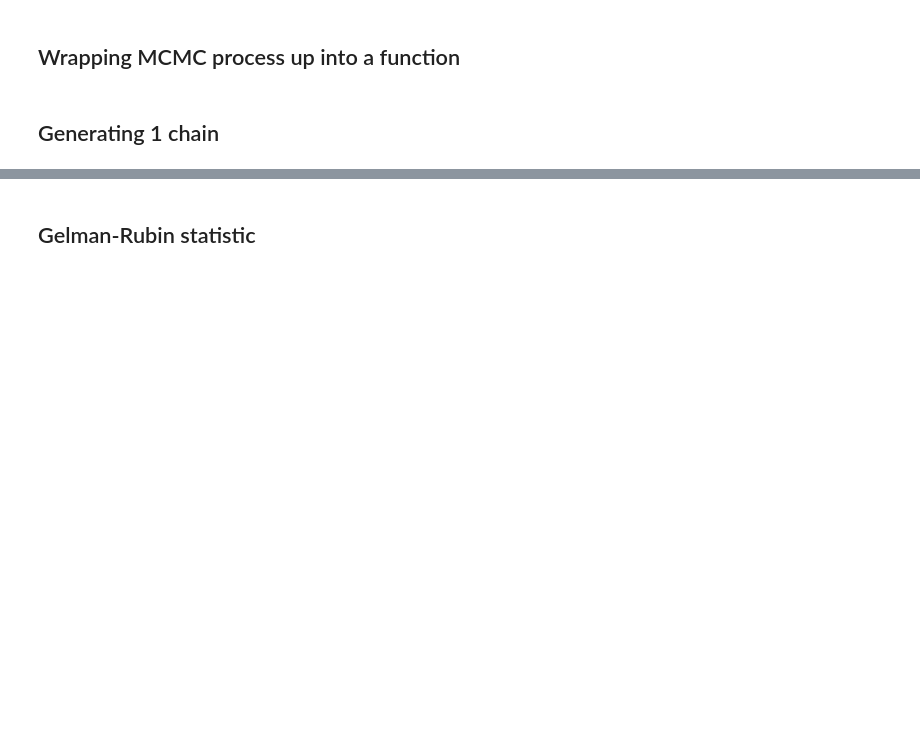
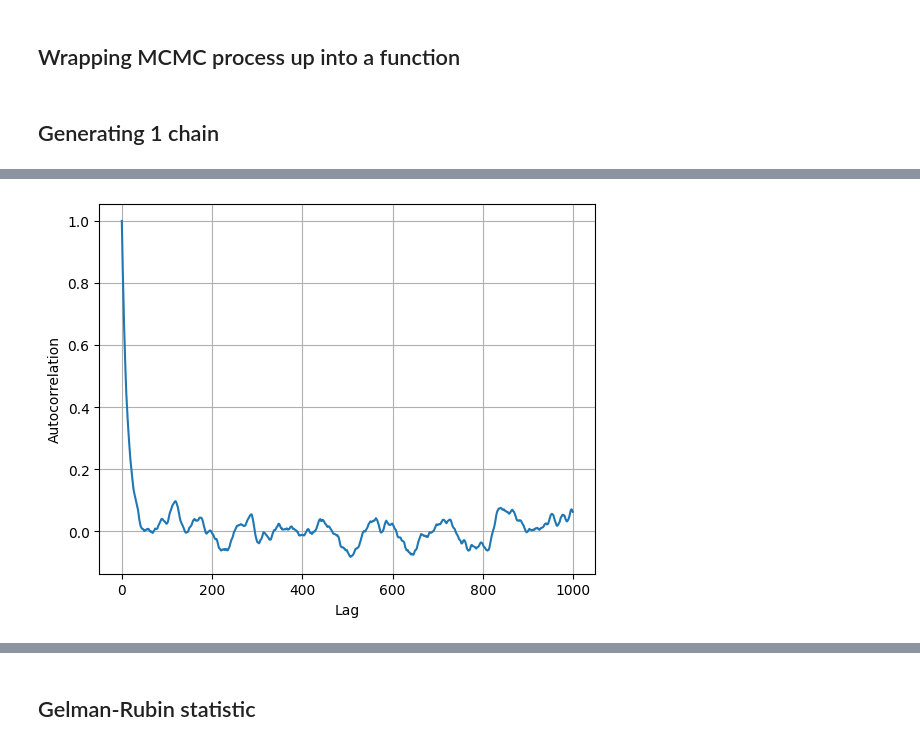
Before and after one commit to plt109/shp_stats_course, a Jupyter notebook: lesson_3/lesson3_metropolis_hastings.ipynb, the cells around one changed output, grey strips where cells are left out. Drawn from its saved outputs; the diff is of its cells as text; code cells hidden in the pictures; blank space fills up the shorter version.

Commit message:
added autocov things

```diff
--- a/lesson_3/lesson3_metropolis_hastings.ipynb
+++ b/lesson_3/lesson3_metropolis_hastings.ipynb
@@ -103,0 +122,23 @@ plt.legend()
+# %%
+def autocovariance(x, lag):
+    n = len(x)
+    x_mean = np.mean(x)
+    x_centered = x-x_mean
+
+    aa = x_centered[:n-lag]
+    bb = x_centered[lag:]
+
+    return np.sum(aa*bb)/len(aa)
+# %%
+#max_lag = n_steps_test
+max_lag = 1000
+
+autocorrelation = [autocovariance(x_chain, _lag) for _lag in range(max_lag)]
+autocorrelation/=autocorrelation[0]
+plt.plot(range(max_lag), autocorrelation)
+
+plt.xlabel('Lag')
+plt.ylabel('Autocorrelation')
+plt.grid()
+# %% [output]
+[figure, added]
```
Also changed, not shown: parts of 8 cells of this notebook.
